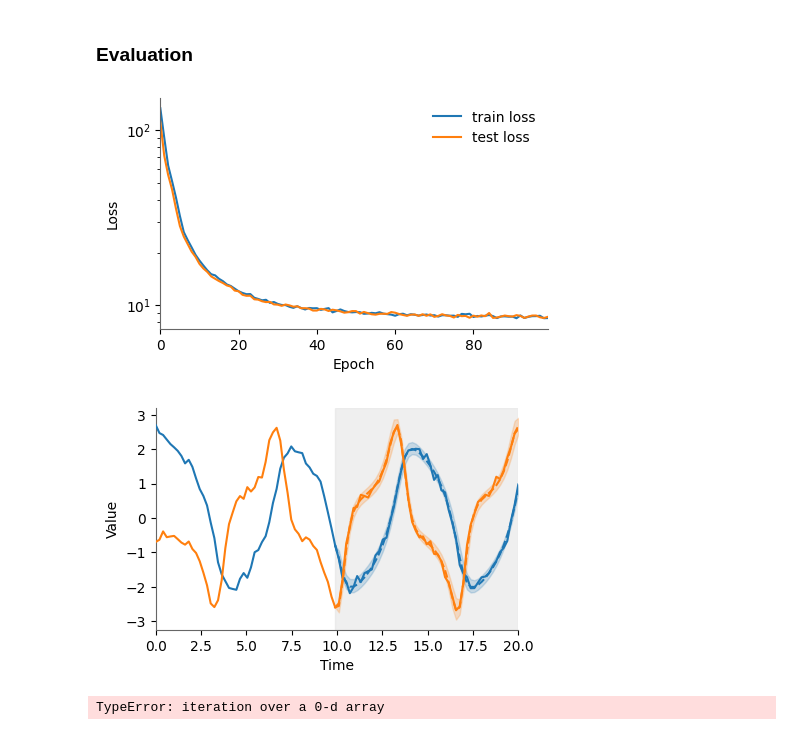
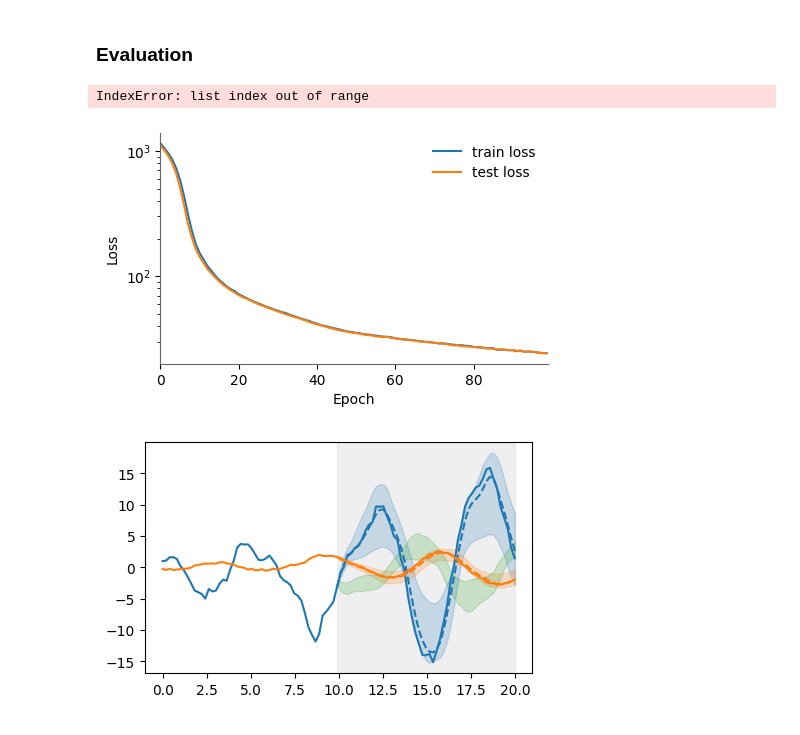
Before and after one commit to elgazzarr/afm, a Jupyter notebook: notebooks/forecasting_ds_partial.ipynb, the cells around one changed output. Saved outputs shown, nothing was run; the diff lists cells and outputs as text; code cells hidden in the pictures.

```diff
--- a/notebooks/forecasting_ds_partial.ipynb
+++ b/notebooks/forecasting_ds_partial.ipynb
@@ -69,7 +70,7 @@ stochastic = False
 # %% [markdown]
 I will consider different systems as defined below
 # %%
-system = 'vanderpol'
+system = 'stochastic_harmonic_oscillator'
 
 if system == 'lotka_volterra':
     def lotka_volterra(t, x, args):
@@ -192,3 +195,10 @@ else:
+# %%
+output_dim = 4
+noise_scale = 0.1
+C = jrandom.normal(key, (output_dim, data_dim))
+def observation_model(t, x, args):
+    t_ = dfx._misc.force_bitcast_convert_type(t, jnp.int32)
+    return C @ x + noise_scale * jrandom.normal(jrandom.fold_in(args[1], t_), shape=output_dim)
 # %% [markdown]
 I generate both train and test data to prevent double dipping. Initial states are chosen uniformly random
 # %%
@@ -356,7 +361,7 @@ class Flow(nnx.Module):
 # prediction model parameters
 rngs = nnx.Rngs(0)
 
-flow_model = Flow(data_dim, covariates_dim, hidden_dim, time_dim, hidden_dim, hidden_blocks, n_rnn_layers, rnn_hidden, rngs)
+flow_model = Flow(output_dim, covariates_dim, hidden_dim, time_dim, hidden_dim, hidden_blocks, n_rnn_layers, rnn_hidden, rngs)
 # %%
 def loss_fn(flow_model, history, covariates, prediction, rngs):
 
@@ -609,36 +611,37 @@ def plot_trajectories(
         # Customize legend
         # legend = ax.legend(bbox_to_anchor=(1.02, 1),
         #                  loc='upper left',
         #                  frameon=False)
 
         # Adjust layout to prevent legend cutoff
         plt.subplots_adjust(right=0.85, top=0.85)  # Adjusted top margin for region labels
 
         ax.margins(x=0)
 
 fig, ax = plt.subplots(figsize=(5, 3))
 ax.semilogy(losses, label='loss')
 ax.semilogy(test_losses, label='loss')
 ax.set_xlabel("Epoch")
 ax.set_ylabel("Loss");
 ax.margins(x=0)
 ax.legend(['train loss', 'test loss'], frameon=False)
 ax.spines['top'].set_visible(False)
 ax.spines['right'].set_visible(False)
 ax.spines['left'].set_color('#666666')
 ax.spines['bottom'].set_color('#666666')
 plt.savefig('figures/loss_' + system + '.pdf', dpi=300, bbox_inches='tight', format='pdf')
 
 fig, ax = plt.subplots(figsize=(5, 3))
 
 # plot the predictions for the n_idx test trajectories
-plot_trajectories(ts, history[0], flow_predictions[:,0], future[0], title='', channel_names=['$x_'+str(i+1)+'$' for i in range(data_dim)], confidence_interval=0.95, ax=ax)
+plot_trajectories(ts, history[0], flow_predictions[:,0], future[0], title='', channel_names=['$x_'+str(i+1)+'$' for i in range(output_dim)], confidence_interval=0.95, ax=ax)
 # plot_trajectories(ts[:150], history[n_idx,:,:], flow_predictions[:,n_idx,:50,:], future[n_idx,:50,:], title='', channel_names=['$x_'+str(i+1)+'$' for i in range(data_dim)], confidence_interval=0.90, ax=ax[1])
 
 plt.savefig('figures/predictions_' + system + '_partial.pdf', dpi=300, bbox_inches='tight', format='pdf')
 # %% [output]
+IndexError: list index out of range
-[figure, old version]
+[figure, new version]
-[figure, old version]
+[figure, new version]
 # %%
 def phase_portrait(vector_field, xrange=(-1,1), yrange=(-1,1), args=None, ax=None, color=(0.8, 0.8, 0.8, 1.0)):
     """
@@ -771,5 +774,3 @@ else:
     # ax.view_init(-37.5, 60, 180)
 
 plt.savefig('figures/phasediagram_' + system + '_partial.pdf', dpi=300, bbox_inches='tight', format='pdf')
-# %% [output]
-TypeError: iteration over a 0-d array
```
Also changed, not shown: parts of 6 cells of this notebook, 5 other files.
